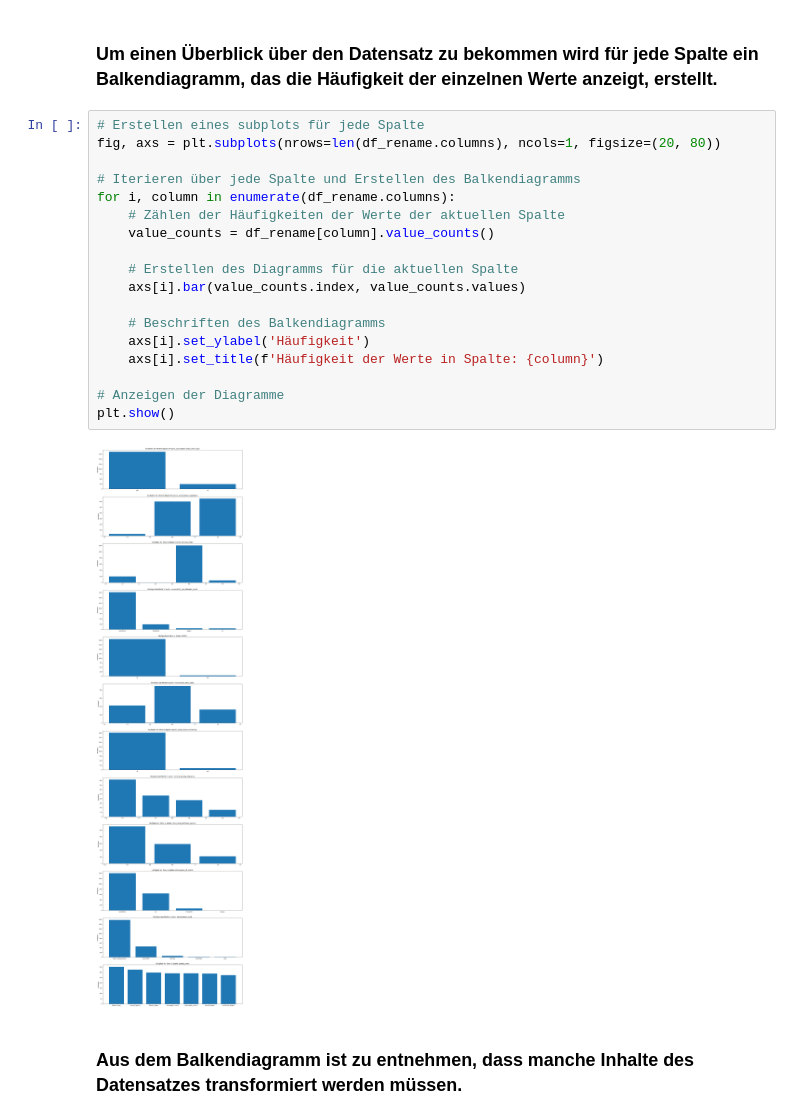
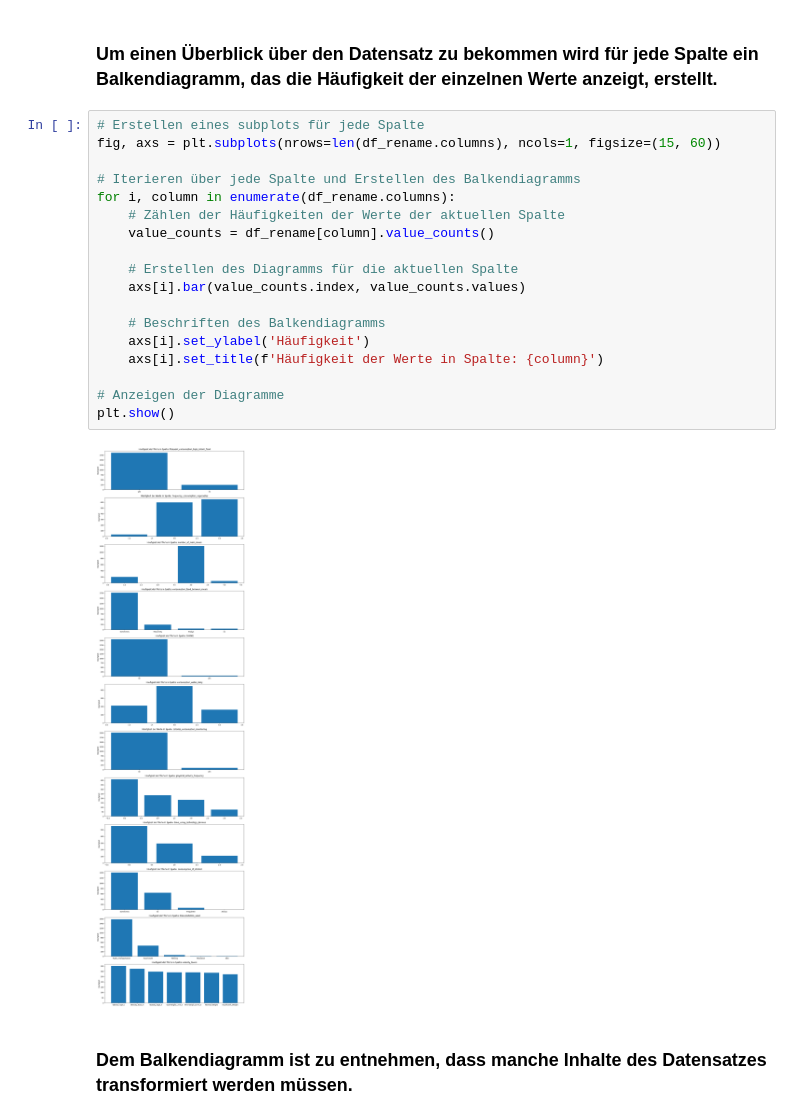
Before and after one commit to MagnusJachnik/Data_Mining_Projekt_Studium, a Jupyter notebook: Data_Mining_Projekt.ipynb, the cells around one changed output. Saved outputs shown, nothing was run; the diff lists cells and outputs as text.

```diff
--- a/Data_Mining_Projekt.ipynb
+++ b/Data_Mining_Projekt.ipynb
@@ -44,23 +100,23 @@ print(df_rename.head())
 ### Um einen Überblick über den Datensatz zu bekommen wird für jede Spalte ein Balkendiagramm, das die Häufigkeit der einzelnen Werte anzeigt, erstellt.
 # %%
 # Erstellen eines subplots für jede Spalte
-fig, axs = plt.subplots(nrows=len(df_rename.columns), ncols=1, figsize=(20, 80))
+fig, axs = plt.subplots(nrows=len(df_rename.columns), ncols=1, figsize=(15, 60))
 
 # Iterieren über jede Spalte und Erstellen des Balkendiagramms
 for i, column in enumerate(df_rename.columns):
     # Zählen der Häufigkeiten der Werte der aktuellen Spalte
     value_counts = df_rename[column].value_counts()
 
     # Erstellen des Diagramms für die aktuellen Spalte
     axs[i].bar(value_counts.index, value_counts.values)
 
     # Beschriften des Balkendiagramms
     axs[i].set_ylabel('Häufigkeit')
     axs[i].set_title(f'Häufigkeit der Werte in Spalte: {column}')
 
 # Anzeigen der Diagramme
 plt.show()
 # %% [output]
-[figure, old version]
+[figure, new version]
 # %% [markdown]
-### Aus dem Balkendiagramm ist zu entnehmen, dass manche Inhalte des Datensatzes transformiert werden müssen.
+### Dem Balkendiagramm ist zu entnehmen, dass manche Inhalte des Datensatzes transformiert werden müssen.
```
Also changed, not shown: parts of 13 cells of this notebook, 2 other files.
